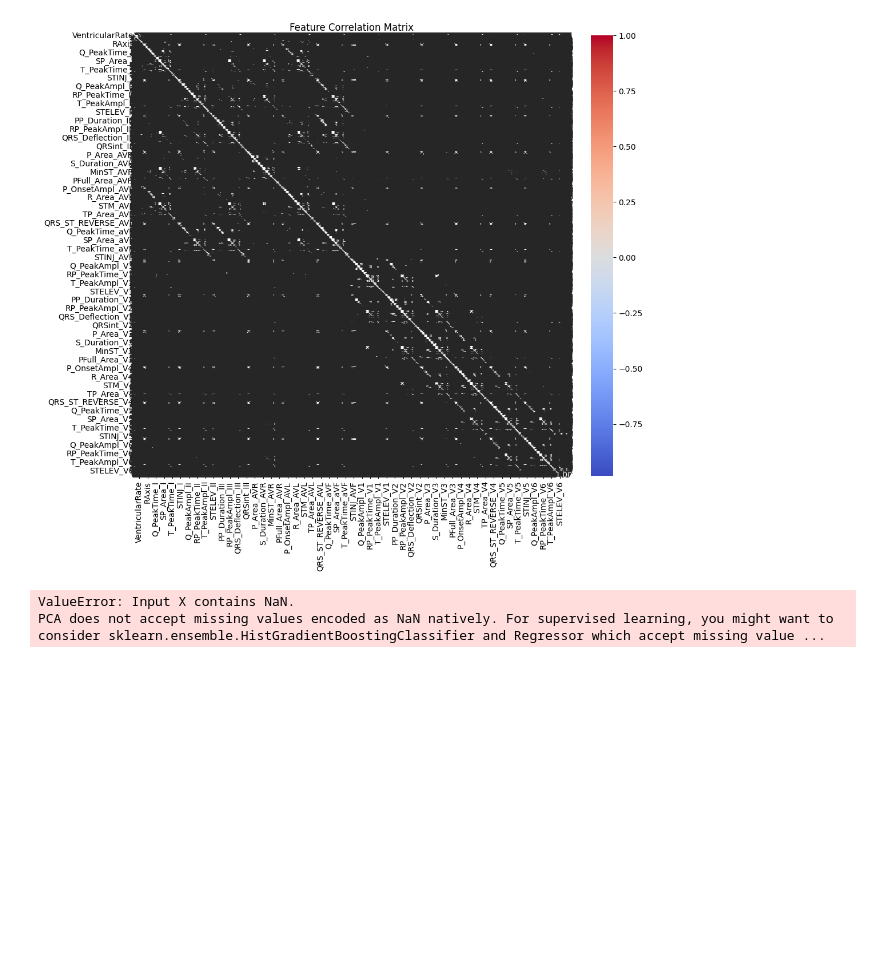
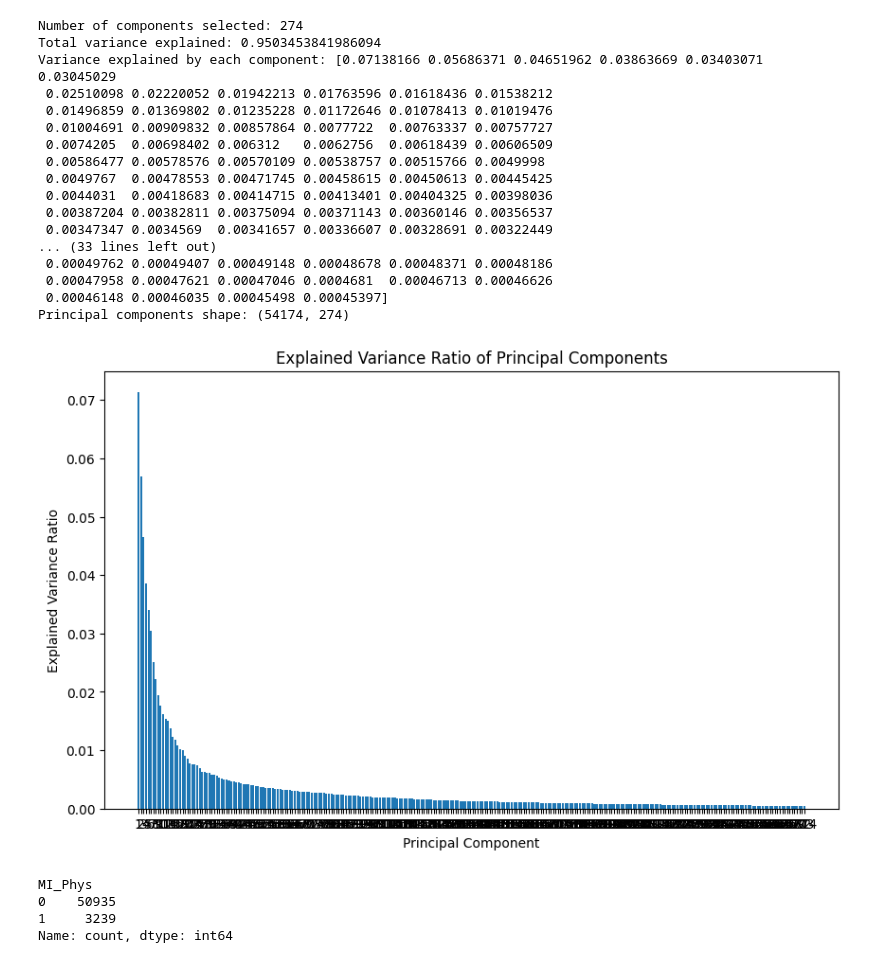
Before and after one commit to clv07/stroke-of-luck, a Jupyter notebook: FalseNegativeModel.ipynb, the cells around one changed output. Drawn from its saved outputs; the diff is of its cells as text; code cells hidden in the pictures; blank space fills up the shorter version.

```diff
--- a/FalseNegativeModel.ipynb
+++ b/FalseNegativeModel.ipynb
@@ -169,31 +165,63 @@ plt.show()
-# %%
-import pandas as pd
-import seaborn as sns
-import matplotlib.pyplot as plt
-
-# Assume df is your DataFrame of features
-corr_matrix = df.drop(columns=['PatientID', '12SL_Codes', 'Phys_Codes','TestID', 'Source', 'MI_12SL', 'Gender', 'PatientAge', 'AcquisitionDateTime_DT', 'MI_Phys']).corr()
-
-plt.figure(figsize=(12, 10))
-sns.heatmap(corr_matrix, annot=True, cmap='coolwarm', fmt=".2f")
-plt.title("Feature Correlation Matrix")
-plt.show()
-# %% [output]
-[figure, removed]
 # %%
 from sklearn.decomposition import PCA
 import matplotlib.pyplot as plt
 
-# Standardize your features before PCA (recommended)
 from sklearn.preprocessing import StandardScaler
 scaler = StandardScaler()
-X_scaled = scaler.fit_transform(df.drop(columns=['PatientID', '12SL_Codes', 'Phys_Codes','TestID', 'Source', 'MI_12SL', 'Gender', 'PatientAge', 'AcquisitionDateTime_DT', 'MI_Phys']))
+df_cols = df.drop(columns=['PatientID', '12SL_Codes', 'Phys_Codes','TestID', 'Source', 'MI_12SL', 'Gender', 'PatientAge', 'AcquisitionDateTime_DT', 'MI_Phys'])
+# drop NaN values
+df_cols = df_cols.dropna()
+X_scaled = scaler.fit_transform(df_cols)
 
 pca = PCA(n_components=0.95, random_state=42)  # keep 95% of variance
 principal_components = pca.fit_transform(X_scaled)
 
 print("Number of components selected:", pca.n_components_)
 print("Total variance explained:", pca.explained_variance_ratio_.sum())
+print("Variance explained by each component:", pca.explained_variance_ratio_)
+print("Principal components shape:", principal_components.shape)
+#column names from original data
+feature_names = df_cols.columns
+# Create a DataFrame with the principal components
+df_pca = pd.DataFrame(data=principal_components, columns=[f"PC{i}" for i in range(1, pca.n_components_ + 1)])
+
+# Plot the explained variance ratio
+plt.figure(figsize=(10, 6))
+plt.bar(range(1, pca.n_components_ + 1), pca.explained_variance_ratio_)
+plt.title("Explained Variance Ratio of Principal Components")
+plt.xlabel("Principal Component")
+plt.ylabel("Explained Variance Ratio")
+plt.xticks(range(1, pca.n_components_ + 1))
+plt.show()
 # %% [output]
-ValueError: Input X contains NaN.
-PCA does not accept missing values encoded as NaN natively. For supervised learning, you might want to consider sklearn.ensemble.HistGradientBoostingClassifier and Regressor which accept missing value ...
+Number of components selected: 274
+Total variance explained: 0.9503453841986094
+Variance explained by each component: [0.07138166 0.05686371 0.04651962 0.03863669 0.03403071 0.03045029
+ 0.02510098 0.02220052 0.01942213 0.01763596 0.01618436 0.01538212
+ 0.01496859 0.01369802 0.01235228 0.01172646 0.01078413 0.01019476
+ 0.01004691 0.00909832 0.00857864 0.0077722  0.00763337 0.00757727
+ 0.0074205  0.00698402 0.006312   0.0062756  0.00618439 0.00606509
+ 0.00586477 0.00578576 0.00570109 0.00538757 0.00515766 0.0049998
+ 0.0049767  0.00478553 0.00471745 0.00458615 0.00450613 0.00445425
+ 0.0044031  0.00418683 0.00414715 0.00413401 0.00404325 0.00398036
+ 0.00387204 0.00382811 0.00375094 0.00371143 0.00360146 0.00356537
+ 0.00347347 0.0034569  0.00341657 0.00336607 0.00328691 0.00322449
+... (33 lines left out)
+ 0.00049762 0.00049407 0.00049148 0.00048678 0.00048371 0.00048186
+ 0.00047958 0.00047621 0.00047046 0.0004681  0.00046713 0.00046626
+ 0.00046148 0.00046035 0.00045498 0.00045397]
+Principal components shape: (54174, 274)
+[figure, added]
+# %%
+df_cols_Y = df.drop(columns=['PatientID', '12SL_Codes', 'Phys_Codes','TestID', 'Source', 'MI_12SL', 'Gender', 'PatientAge', 'AcquisitionDateTime_DT'])
+# drop NaN values
+df_cols_Y = df_cols_Y.dropna()
+y = df_cols_Y['MI_Phys']
+X_train, X_test, y_train, y_test = train_test_split(df_pca, y, test_size=0.2, random_state=42)
+#count number of positive and negative smales based on MI_Phys
+print(df_cols_Y['MI_Phys'].value_counts())
+# %% [output]
+MI_Phys
+0    50935
+1     3239
+Name: count, dtype: int64
```
Also changed, not shown: parts of 12 cells of this notebook, 1 other file.
